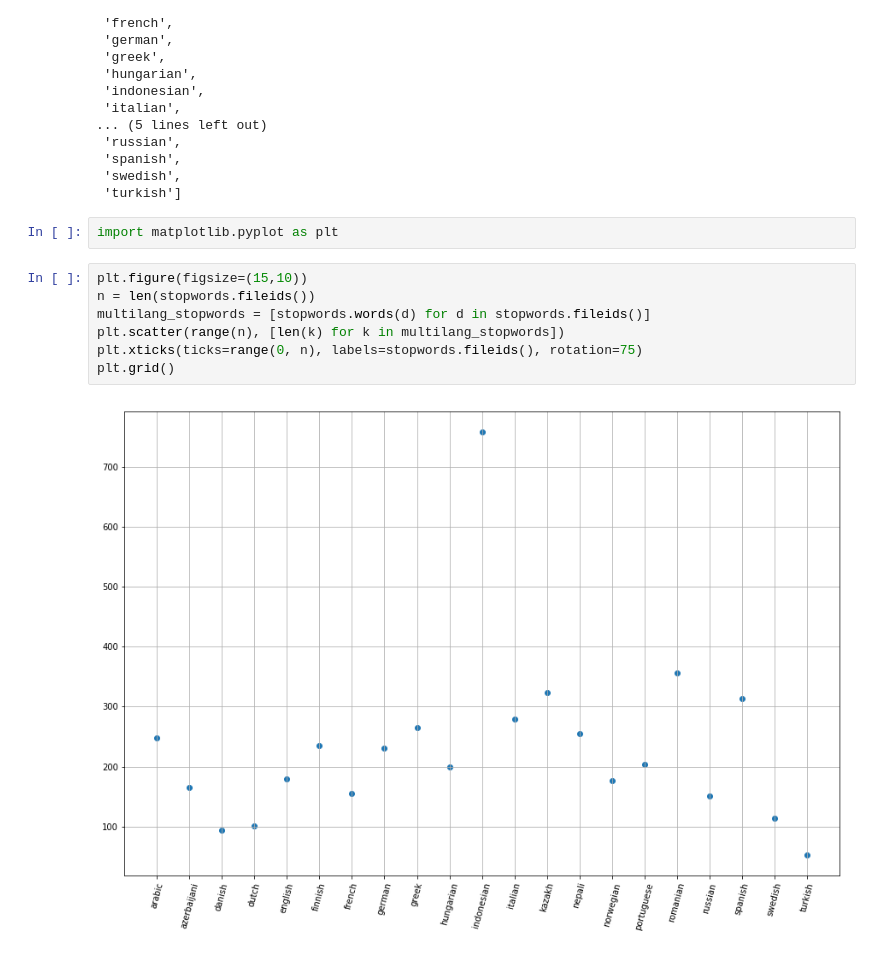
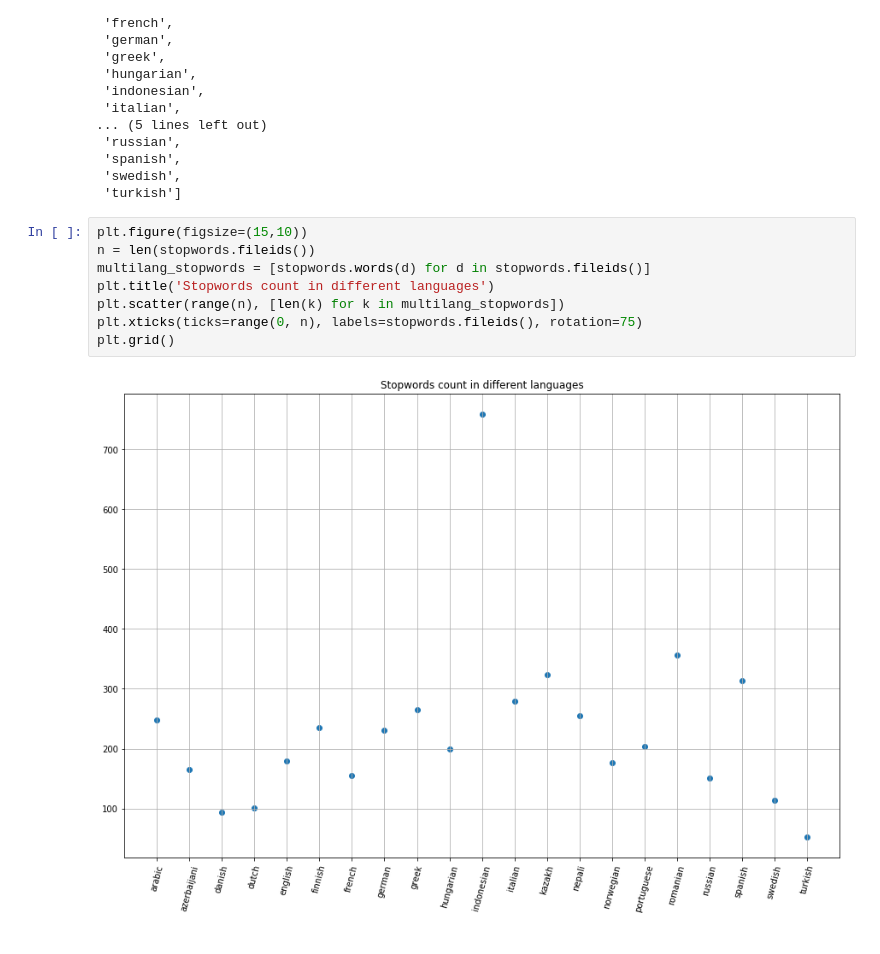
Before and after one commit to yuriimchg/Machine-Learning-sandbox, a Jupyter notebook: text_classification/understanding_nltk.ipynb, the cells around one changed output. Saved outputs shown, nothing was run; the diff lists cells and outputs as text.

```diff
--- a/text_classification/understanding_nltk.ipynb
+++ b/text_classification/understanding_nltk.ipynb
@@ -130,14 +129,13 @@ stopwords.fileids()
  'spanish',
  'swedish',
  'turkish']
-# %%
-import matplotlib.pyplot as plt
 # %%
 plt.figure(figsize=(15,10))
 n = len(stopwords.fileids())
 multilang_stopwords = [stopwords.words(d) for d in stopwords.fileids()]
+plt.title('Stopwords count in different languages')
 plt.scatter(range(n), [len(k) for k in multilang_stopwords])
 plt.xticks(ticks=range(0, n), labels=stopwords.fileids(), rotation=75)
 plt.grid()
 # %% [output]
-[figure, old version]
+[figure, new version]
```
Also changed, not shown: parts of 13 cells of this notebook.
